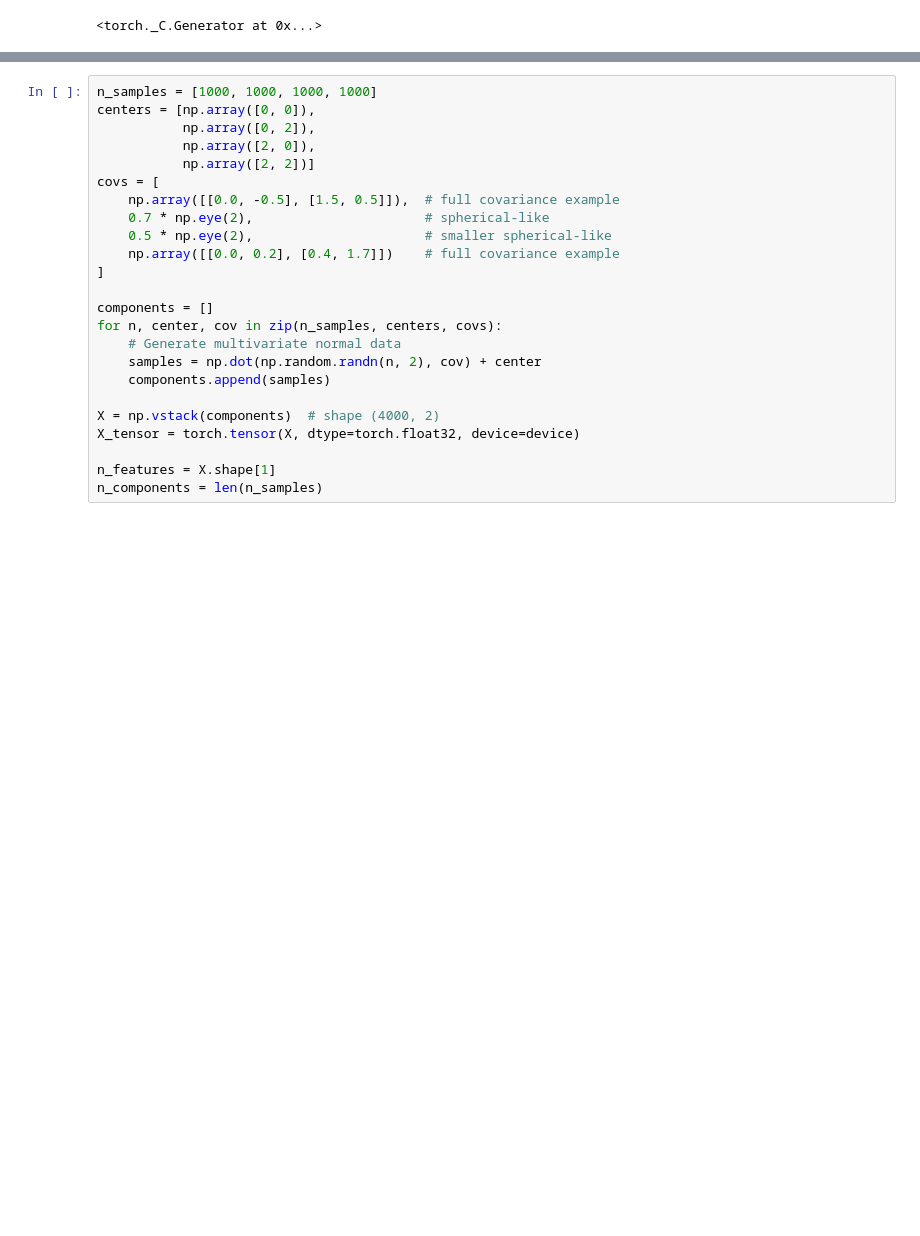
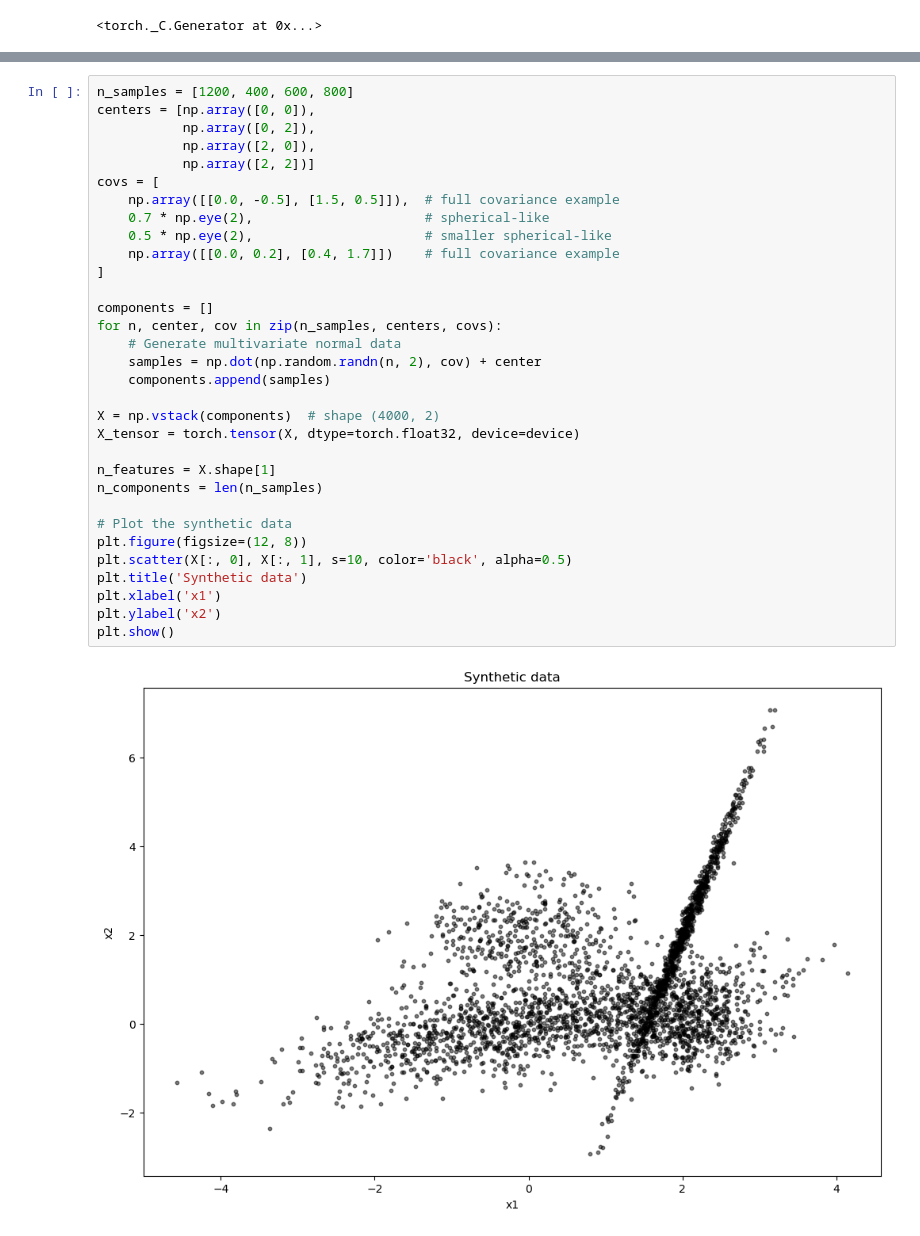
Before and after one commit to adriansousapoza/tgmm, a Jupyter notebook: notebooks/gmm.ipynb, the cells around one changed output, grey strips where cells are left out. Drawn from its saved outputs; the diff is of its cells as text; blank space fills up the shorter version.

```diff
--- a/notebooks/gmm.ipynb
+++ b/notebooks/gmm.ipynb
@@ -35,24 +139,34 @@ Let's generate four clusters in 2D with different covariances.
 # %%
-n_samples = [1000, 1000, 1000, 1000]
+n_samples = [1200, 400, 600, 800]
 centers = [np.array([0, 0]),
            np.array([0, 2]),
            np.array([2, 0]),
            np.array([2, 2])]
 covs = [
     np.array([[0.0, -0.5], [1.5, 0.5]]),  # full covariance example
     0.7 * np.eye(2),                      # spherical-like
     0.5 * np.eye(2),                      # smaller spherical-like
     np.array([[0.0, 0.2], [0.4, 1.7]])    # full covariance example
 ]
 
 components = []
 for n, center, cov in zip(n_samples, centers, covs):
     # Generate multivariate normal data
     samples = np.dot(np.random.randn(n, 2), cov) + center
     components.append(samples)
 
 X = np.vstack(components)  # shape (4000, 2)
 X_tensor = torch.tensor(X, dtype=torch.float32, device=device)
 
 n_features = X.shape[1]
 n_components = len(n_samples)
+
+# Plot the synthetic data
+plt.figure(figsize=(12, 8))
+plt.scatter(X[:, 0], X[:, 1], s=10, color='black', alpha=0.5)
+plt.title('Synthetic data')
+plt.xlabel('x1')
+plt.ylabel('x2')
+plt.show()
+# %% [output]
+[figure, added]
```
Also changed, not shown: parts of 13 cells of this notebook, 2 other files.
